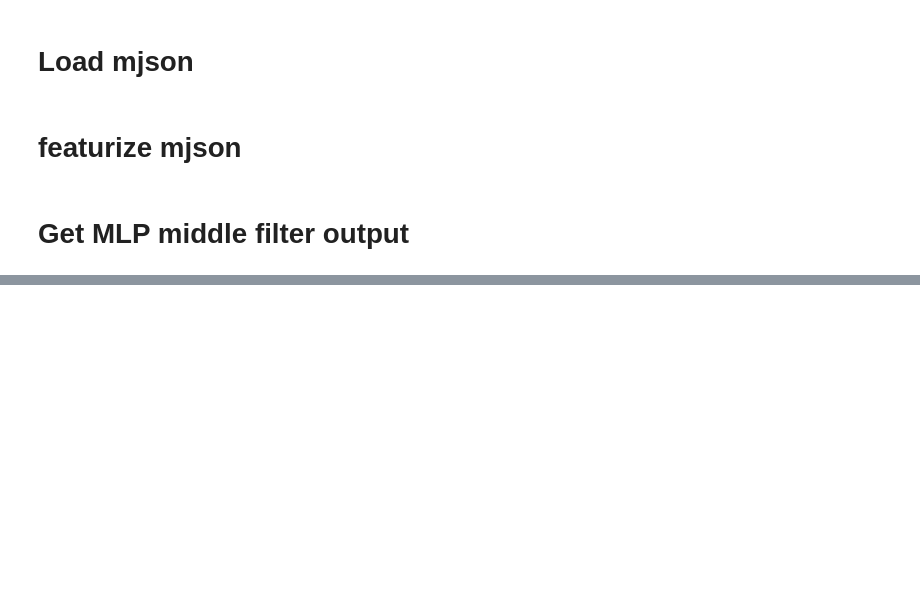
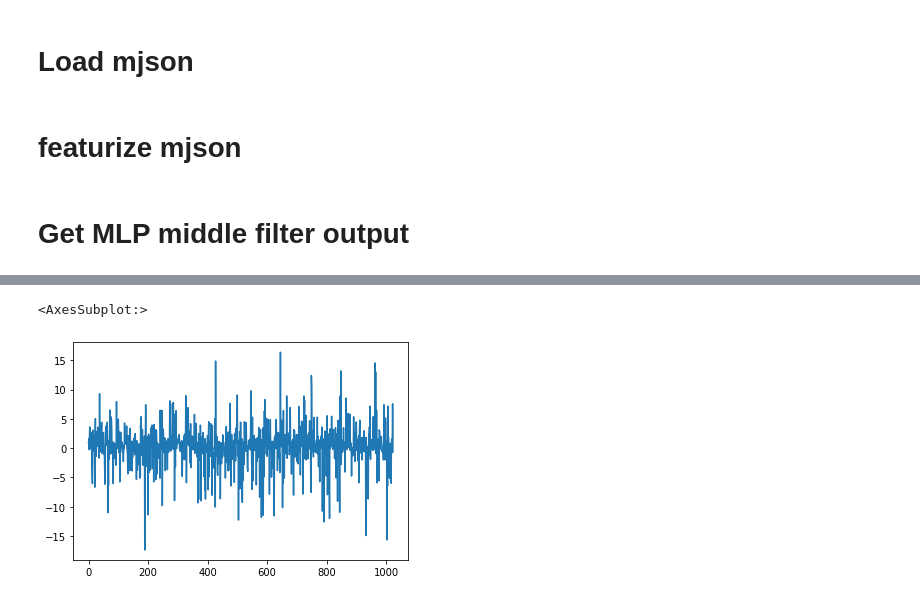
Before and after one commit to rick0000/mjaigym, a Jupyter notebook: mapping.ipynb, the cells around one changed output, grey strips where cells are left out. Cells and saved outputs as stored; diff of their text form; code cells hidden in the pictures; blank space fills up the shorter version.

```diff
--- a/mapping.ipynb
+++ b/mapping.ipynb
@@ -10,5 +10,3 @@ from mjaigym.board import ArchiveBoard
 from mjaigym.reward import KyokuScoreReward
 # %% [markdown]
 # Load mjson
-# %%
-mjson = Mjson.load('/data/mjson/test/201712/2017123123gm-00e1-0000-f75ac2b9.mjson')
@@ -44,17 +78,0 @@ model.load("./cache/dahai.pth")
-# %%
-dataset = []
-
-for (kyoku_id, line_index, player_id, dahai_state) in states:
-    p, v, v_mid = model.predict([dahai_state])
-    dataset.append({
-        "kyoku_id":kyoku_id,
-        "line_index":line_index,
-        "player_id":player_id,
-        "p":np.argmax(p),
-        "v":v[0][0],
-        "v_mid":v_mid[0]
-        })
-
-dataset = pd.DataFrame(dataset)
-
-dataset
@@ -60,0 +106,21 @@ dataset
+# %%
+
+
+dataset =pd.DataFrame({
+    "game_id":game_ids,
+    "kyoku_id":kyoku_ids,
+    "line_index":line_indexs,
+    "player_id":player_ids,
+    "p":[np.argmax(p) for p in ps],
+    "v0":[v[0] for v in vs],
+    "v1":[v[1] for v in vs],
+    "v2":[v[2] for v in vs],
+    "v3":[v[3] for v in vs],
+    "v_mid":[v_mid for v_mid in v_mids],
+    "p_mid":[p_mid for p_mid in p_mids],
+    "player_oriented_reward0":[pr[0] for pr in player_oriented_rewards],
+    "player_oriented_reward1":[pr[1] for pr in player_oriented_rewards],
+    "player_oriented_reward2":[pr[2] for pr in player_oriented_rewards],
+    "player_oriented_reward3":[pr[3] for pr in player_oriented_rewards],
+    })
+dataset[dataset.player_id==0].head()
@@ -61,2 +134,8 @@ dataset
+# %%
+# dataset[['v0', 'player_oriented_reward0']].plot()
+(dataset.v0 - dataset.player_oriented_reward0).plot()
+# %% [output]
+<AxesSubplot:>
+[figure, added]
 # %%
 %matplotlib inline
```
Also changed, not shown: parts of 12 cells of this notebook, 4 other files.
